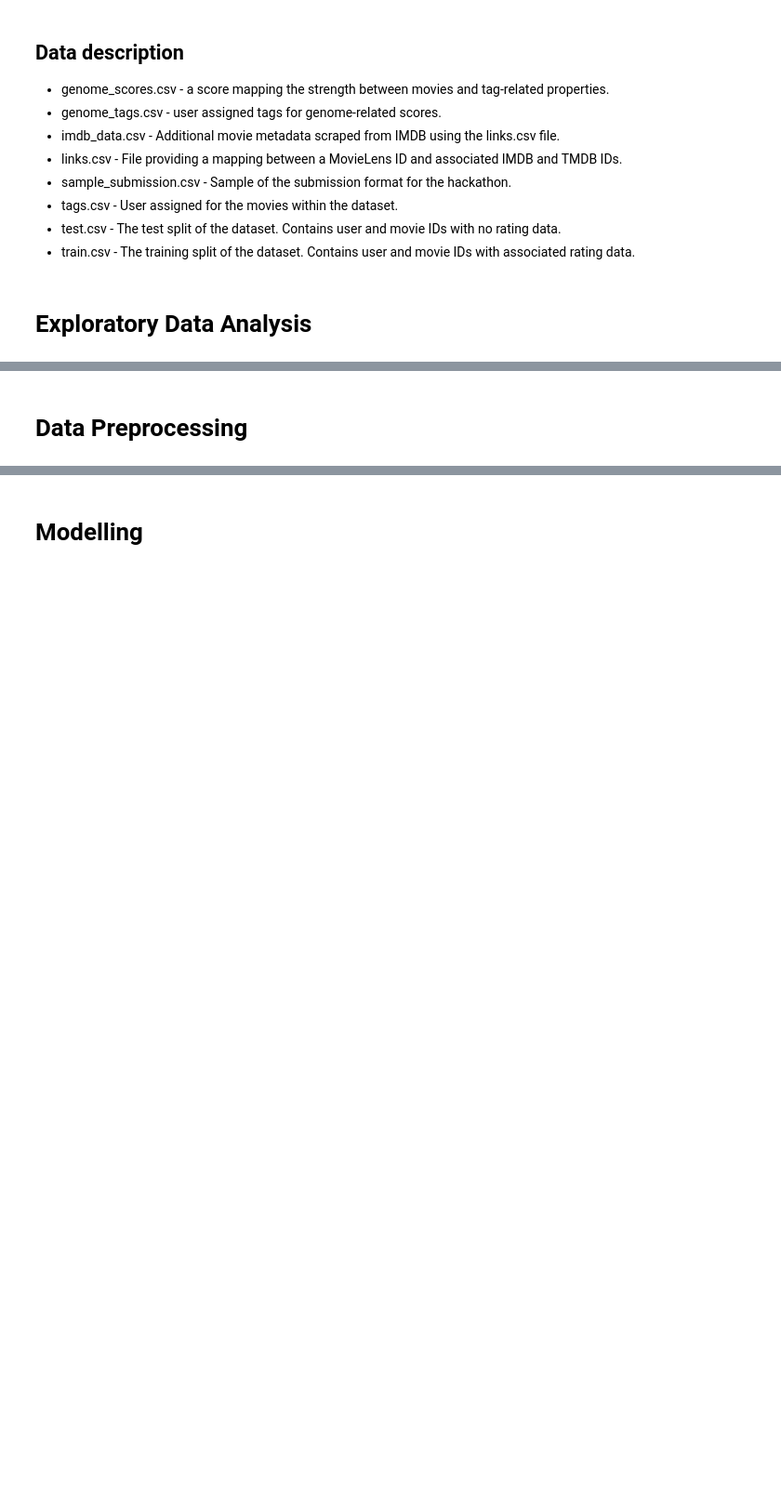
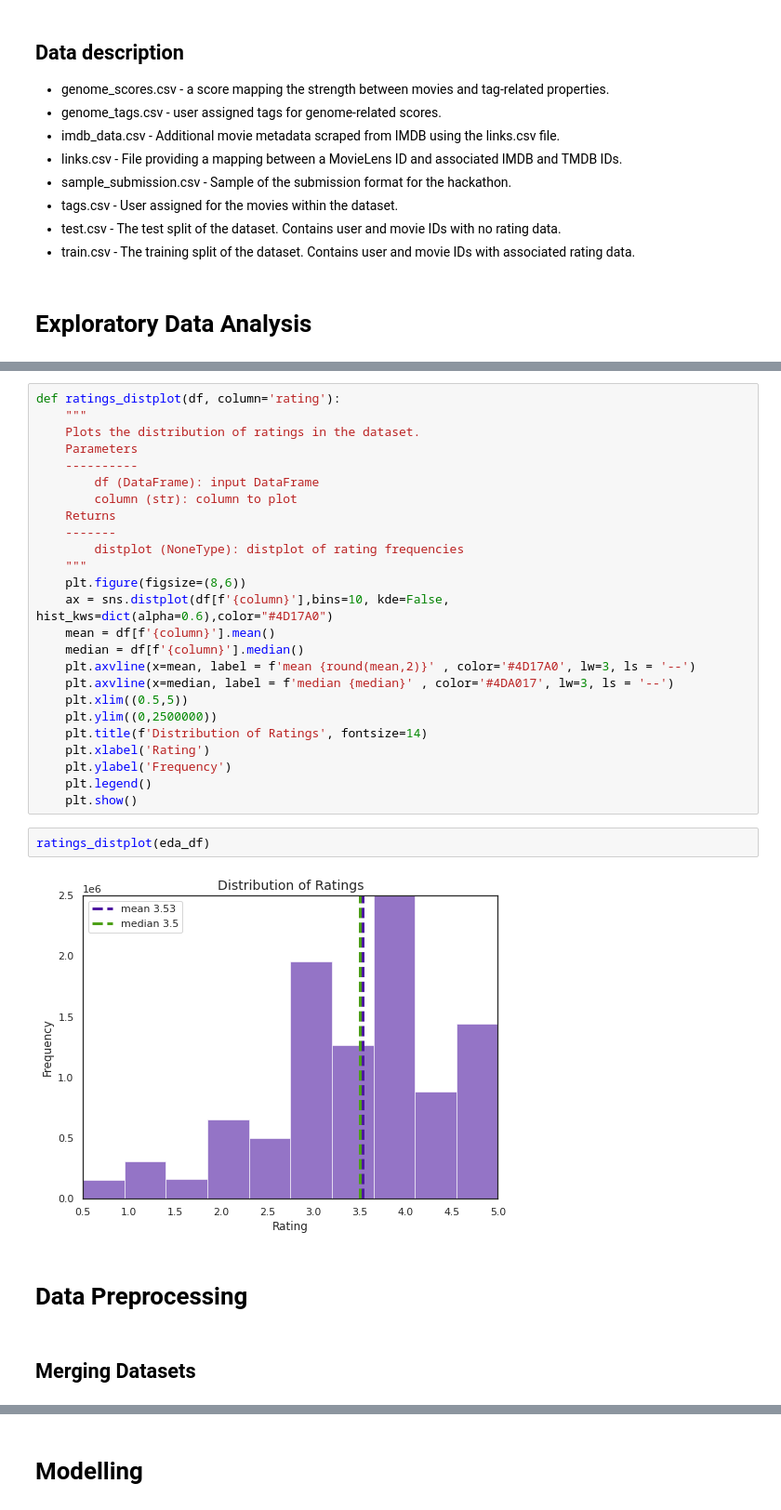
Before and after one commit to abubakaralsadiq/Unsupervised_Learning-Team_5, a Jupyter notebook: Team_5_unsupervised_base_notebook .ipynb, the cells around one changed output, grey strips where cells are left out. Shown at 93% size. Cells and saved outputs as stored; diff of their text form; blank space fills up the shorter version.

```diff
--- a/Team_5_unsupervised_base_notebook .ipynb
+++ b/Team_5_unsupervised_base_notebook .ipynb
@@ -115,2 +315,33 @@ MemoryError: Unable to allocate 2.00 MiB for an array with shape (262144,) and d
+# %%
+def ratings_distplot(df, column='rating'):
+    """
+    Plots the distribution of ratings in the dataset.
+    Parameters
+    ----------
+        df (DataFrame): input DataFrame
+        column (str): column to plot
+    Returns
+    -------
+        distplot (NoneType): distplot of rating frequencies
+    """
+    plt.figure(figsize=(8,6))
+    ax = sns.distplot(df[f'{column}'],bins=10, kde=False, hist_kws=dict(alpha=0.6),color="#4D17A0")
+    mean = df[f'{column}'].mean()
+    median = df[f'{column}'].median()
+    plt.axvline(x=mean, label = f'mean {round(mean,2)}' , color='#4D17A0', lw=3, ls = '--')
+    plt.axvline(x=median, label = f'median {median}' , color='#4DA017', lw=3, ls = '--')
+    plt.xlim((0.5,5))
+    plt.ylim((0,2500000))
+    plt.title(f'Distribution of Ratings', fontsize=14)
+    plt.xlabel('Rating')
+    plt.ylabel('Frequency')
+    plt.legend()
+    plt.show()
+# %%
+ratings_distplot(eda_df)
+# %% [output]
+[figure, added]
 # %% [markdown]
 # Data Preprocessing
+# %% [markdown]
+## Merging Datasets
```
Also changed, not shown: parts of 33 cells of this notebook.
